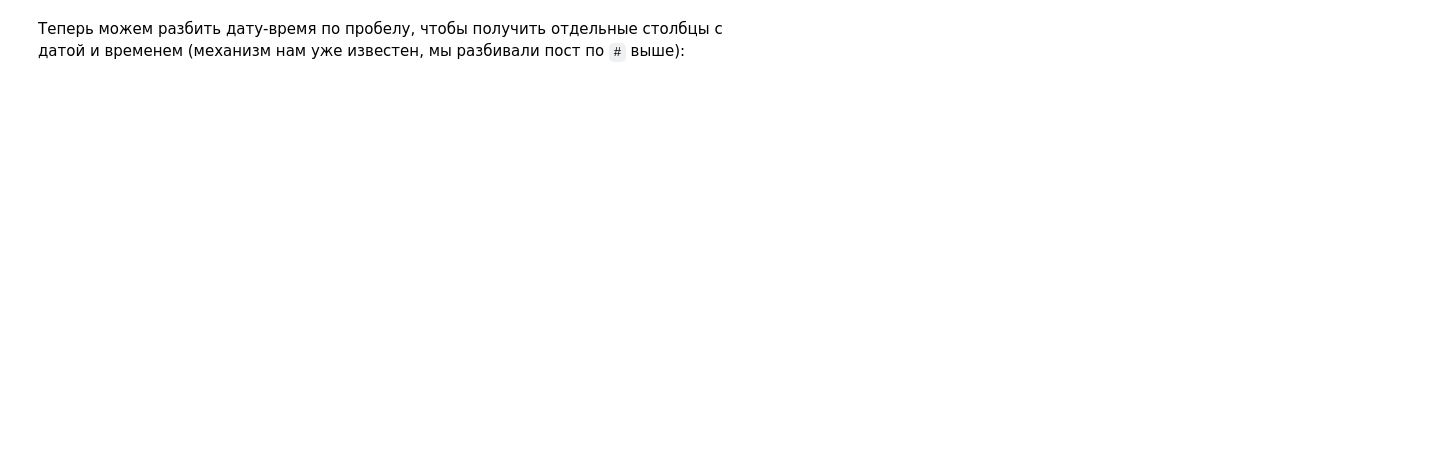
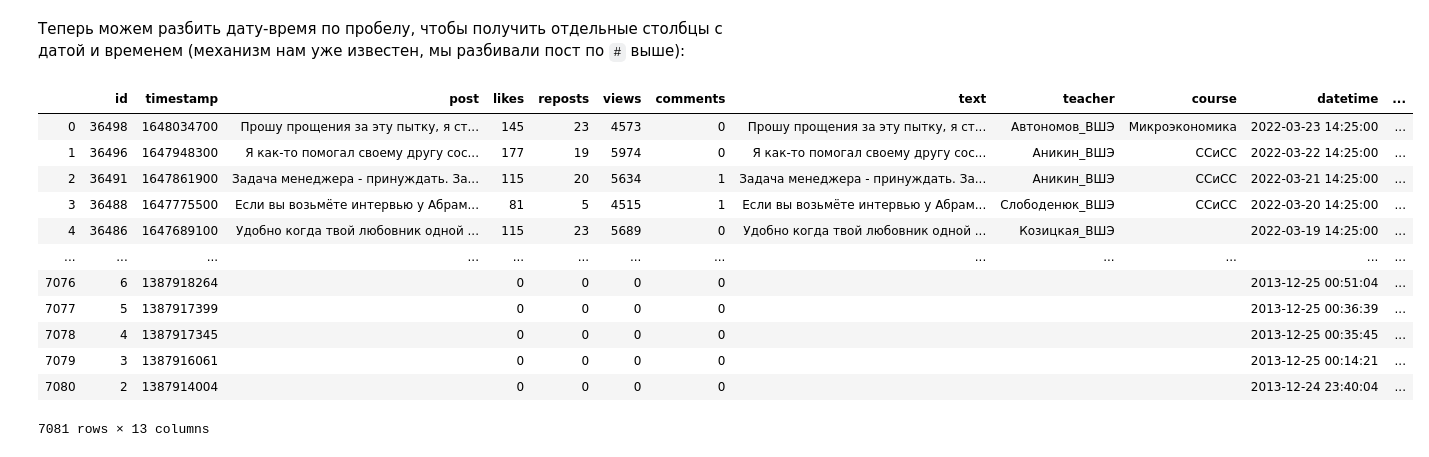
Before and after one commit to allatambov/allatambov.github.io, a Jupyter notebook: web-scrape/vk-api-wall-upd.ipynb, the cells around one changed output. Cells and saved outputs as stored; diff of their text form; code cells hidden in the pictures; blank space fills up the shorter version.

```diff
--- a/web-scrape/vk-api-wall-upd.ipynb
+++ b/web-scrape/vk-api-wall-upd.ipynb
@@ -296,4 +342,20 @@ final["datetime"] = final["timestamp"].apply(time_transform)
 dt = final["datetime"].str.split(" ", expand = True)
 dt.columns = ["date", "time"]
 # %%
-final = pd.concat([final, dt], axis = 1)
+final2 = pd.concat([final, dt], axis = 1)
+# %%
+final2
+# %% [output]
+|  | id | timestamp | post | likes | reposts | views | comments | text | teacher | course | datetime | ... |
+| 0 | 36498 | 1648034700 | Прошу прощения за эту пытку, я ст... | 145 | 23 | 4573 | 0 | Прошу прощения за эту пытку, я ст... | Автономов_ВШЭ | Микроэкономика | 2022-03-23 14:25:00 | ... |
+| 1 | 36496 | 1647948300 | Я как-то помогал своему другу сос... | 177 | 19 | 5974 | 0 | Я как-то помогал своему другу сос... | Аникин_ВШЭ | ССиСС | 2022-03-22 14:25:00 | ... |
+| 2 | 36491 | 1647861900 | Задача менеджера - принуждать. За... | 115 | 20 | 5634 | 1 | Задача менеджера - принуждать. За... | Аникин_ВШЭ | ССиСС | 2022-03-21 14:25:00 | ... |
+| 3 | 36488 | 1647775500 | Если вы возьмёте интервью у Абрам... | 81 | 5 | 4515 | 1 | Если вы возьмёте интервью у Абрам... | Слободенюк_ВШЭ | ССиСС | 2022-03-20 14:25:00 | ... |
+| 4 | 36486 | 1647689100 | Удобно когда твой любовник одной ... | 115 | 23 | 5689 | 0 | Удобно когда твой любовник одной ... | Козицкая_ВШЭ |  | 2022-03-19 14:25:00 | ... |
+| ... | ... | ... | ... | ... | ... | ... | ... | ... | ... | ... | ... | ... |
+| 7076 | 6 | 1387918264 |  | 0 | 0 | 0 | 0 |  |  |  | 2013-12-25 00:51:04 | ... |
+| 7077 | 5 | 1387917399 |  | 0 | 0 | 0 | 0 |  |  |  | 2013-12-25 00:36:39 | ... |
+| 7078 | 4 | 1387917345 |  | 0 | 0 | 0 | 0 |  |  |  | 2013-12-25 00:35:45 | ... |
+| 7079 | 3 | 1387916061 |  | 0 | 0 | 0 | 0 |  |  |  | 2013-12-25 00:14:21 | ... |
+| 7080 | 2 | 1387914004 |  | 0 | 0 | 0 | 0 |  |  |  | 2013-12-24 23:40:04 | ... |
+7081 rows × 13 columns
```
Also changed, not shown: parts of 10 cells of this notebook.
